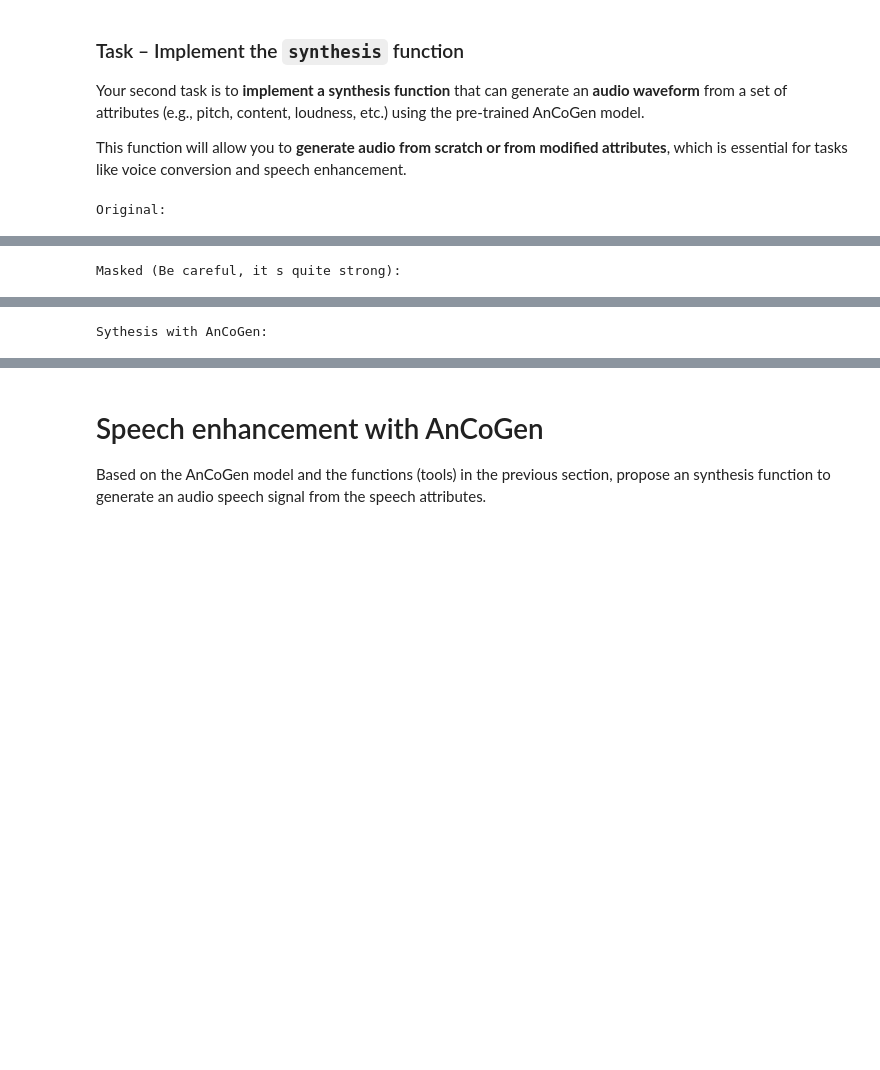
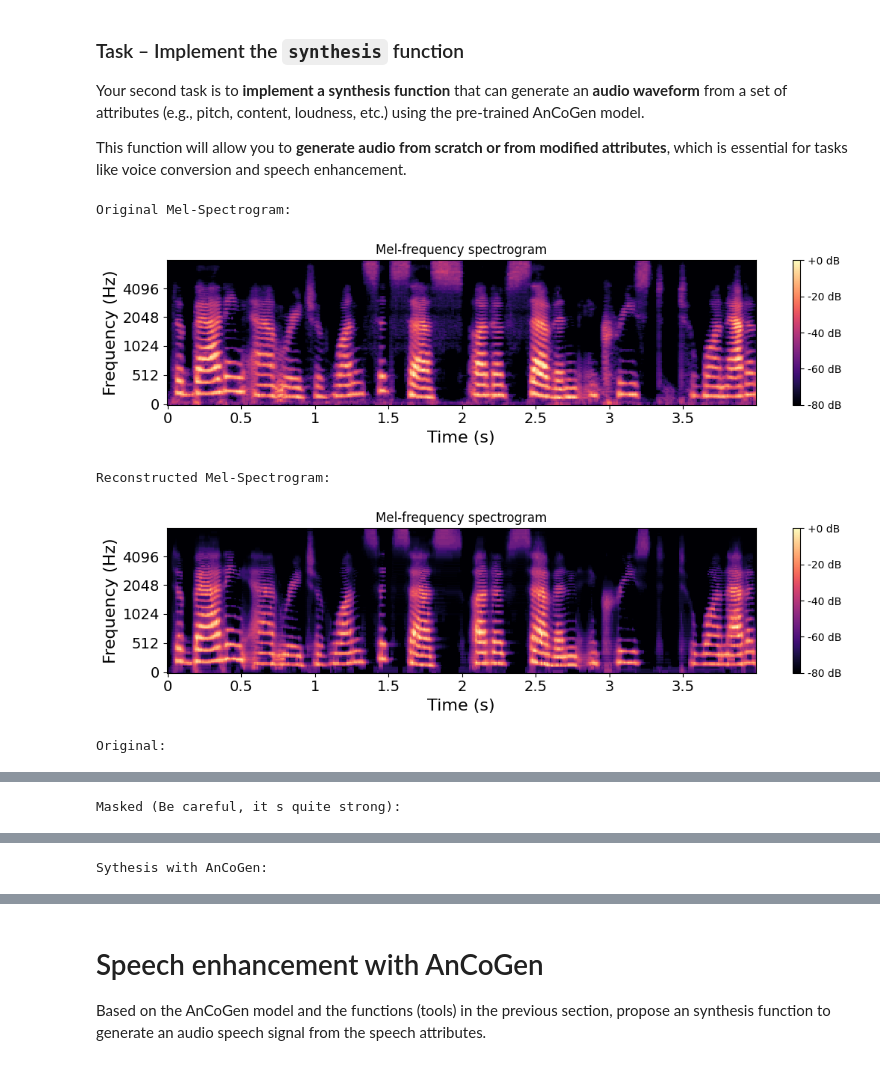
Before and after one commit to Ali339275/Ancogen-model, a Jupyter notebook: Copy_of_ancogen_lab_student.ipynb, the cells around one changed output, grey strips where cells are left out. Cells and saved outputs as stored; diff of their text form; code cells hidden in the pictures; blank space fills up the shorter version.

```diff
--- a/Copy_of_ancogen_lab_student.ipynb
+++ b/Copy_of_ancogen_lab_student.ipynb
@@ -760,7 +736,7 @@ with torch.no_grad():  # Disable gradient computation for faster inference
     predicted, mask = ancogen(
         audio_token, pitch_token, content, loudness_token, snr_token, c50_token, identity_token,
         ratio=(torch.tensor(ratio/100), torch.tensor(1.0)),  # Masking strategy: 0=no mask on audio, 1=full mask on attributes
-        random=True  # Apply random masking
+        random=False  # Apply random masking
     )
 
 # Extract the predicted pitch tokens (argmax over classes)
@@ -928,6 +888,6 @@ def analysis(indices,
 # %%
 # @title Test Analysis
-variable_name = "content" # @param {"type":"string"}
+variable_name = "loudness" # @param {"type":"string"}
 file_name = "test.wav" # @param {"type":"string"}
 # Preprocess the audio
 audio = preprocess(file_name)
@@ -977,7 +933,9 @@ def synthesis(from_attributes: Union[list, tuple, None] = None,
   if from_attributes is not None:
     # Use the provided attributes as input to the model
     predicted = from_attributes
-    audio_indices = predicted[0]
+    # Unpack the attributes from the analysis phase
+    # The order MUST match the output of analysis() / input of ancogen()
+    audio, pitch, content, loudness, snr, c50, identity = predicted
   else:
     # If no attributes are provided, raise an error
     predicted = None
@@ -989,32 +947,34 @@ def synthesis(from_attributes: Union[list, tuple, None] = None,
   # mask: mask applied inside the model
   # -------------------------------------------------------------------------
   with torch.no_grad():
-      predicted_2, mask =ancogen(
-                  predicted[0],
-                  predicted[1],
-                  predicted[2],
-                  predicted[3],
-                  predicted[4],
-                  predicted[5],
-                  predicted[6],
-                  ratio=ratio,  # Masking strategy: 0= no mask on audio, 1=full mask on attributes
-                  random=False  # Apply random masking
-              )
+      # We feed the attributes back into AnCoGen.
+      # The 'ratio' argument determines what gets masked.
+      # Usually ratio=(1.0, 0.0) means: Mask Audio (1.0), Keep Attributes (0.0)
+      generated, mask = ancogen(
+          audio, pitch, content, loudness, snr, c50, identity,
+          ratio=ratio,
+          random=False
+      )
 
   # -------------------------------------------------------------------------
   # Extract the predicted audio and the mask
   # -------------------------------------------------------------------------
-  audio_predicted, mask_audio = predicted_2[0], mask[0]
+  # generated[0] corresponds to the audio logits
+  # mask[0] corresponds to the audio mask
+  audio_predicted, mask_audio = generated[0], mask[0]
 
   # -------------------------------------------------------------------------
   # Post-process the signals:
-  # - original_signal: the original input audio (indices → waveform)
+  # - original_signal: the original input audio (indices -> waveform)
   # - reconstructed_signal: generated audio from the model
   # - masked_signal: input audio after applying the mask
   # Also optionally plot original vs reconstructed signals
   # -------------------------------------------------------------------------
+  # We pass 'audio' (original indices) as input_1 and 'audio_predicted' (logits) as input_2
   original_signal, reconstructed_signal, masked_signal = post_process(
-      audio_indices, audio_predicted, mask_audio,
+      audio,
+      audio_predicted,
+      mask_audio,
       plot_bool_original=False,
       plot_bool_recon=False,
       plot_bool_masked=False
@@ -1031,34 +991,38 @@ def synthesis(from_attributes: Union[list, tuple, None] = None,
 # %%
 # @title Test Synthesis {"run":"auto"}
 file_name = "test.wav" # @param {"type":"string"}
-ratio_mask_attributes = 28 # @param {"type":"slider","min":0,"max":100,"step":1}
+ratio_mask_attributes = 0 # @param {"type":"slider","min":0,"max":100,"step":1}
 # Preprocess the audio
 audio = preprocess(file_name)
 
 # Analyse the audio with the AnCoGen
 attributes = analysis(audio, apply_max=True)
 
 # Synthesis the audio with the AnCoGen
 synthesis(from_attributes=attributes, ratio=(torch.tensor(1.0),
                                              torch.tensor(ratio_mask_attributes/100))
           )
 
 # Play the trimmed audio
 print('Original: ')
 display(Audio("original.wav", rate=sr))
 
 # Be careful, it's quite strong
 print('Masked (Be careful, it s quite strong): ')
 display(Audio("masked.wav", rate=sr))
 
 print('Sythesis with AnCoGen: ')
 Audio("reconstruction.wav", rate=sr)
 # %% [output]
-Original:
+Original Mel-Spectrogram:
+[figure, added]
+Reconstructed Mel-Spectrogram:
+[figure, added]
+Original:
 [interactive output not drawn]
-Masked (Be careful, it s quite strong):
+Masked (Be careful, it s quite strong):
 [interactive output not drawn]
-Sythesis with AnCoGen:
+Sythesis with AnCoGen:
 [interactive output not drawn]
 # %% [markdown]
 # Speech enhancement with AnCoGen
```
Also changed, not shown: parts of 14 cells of this notebook.
